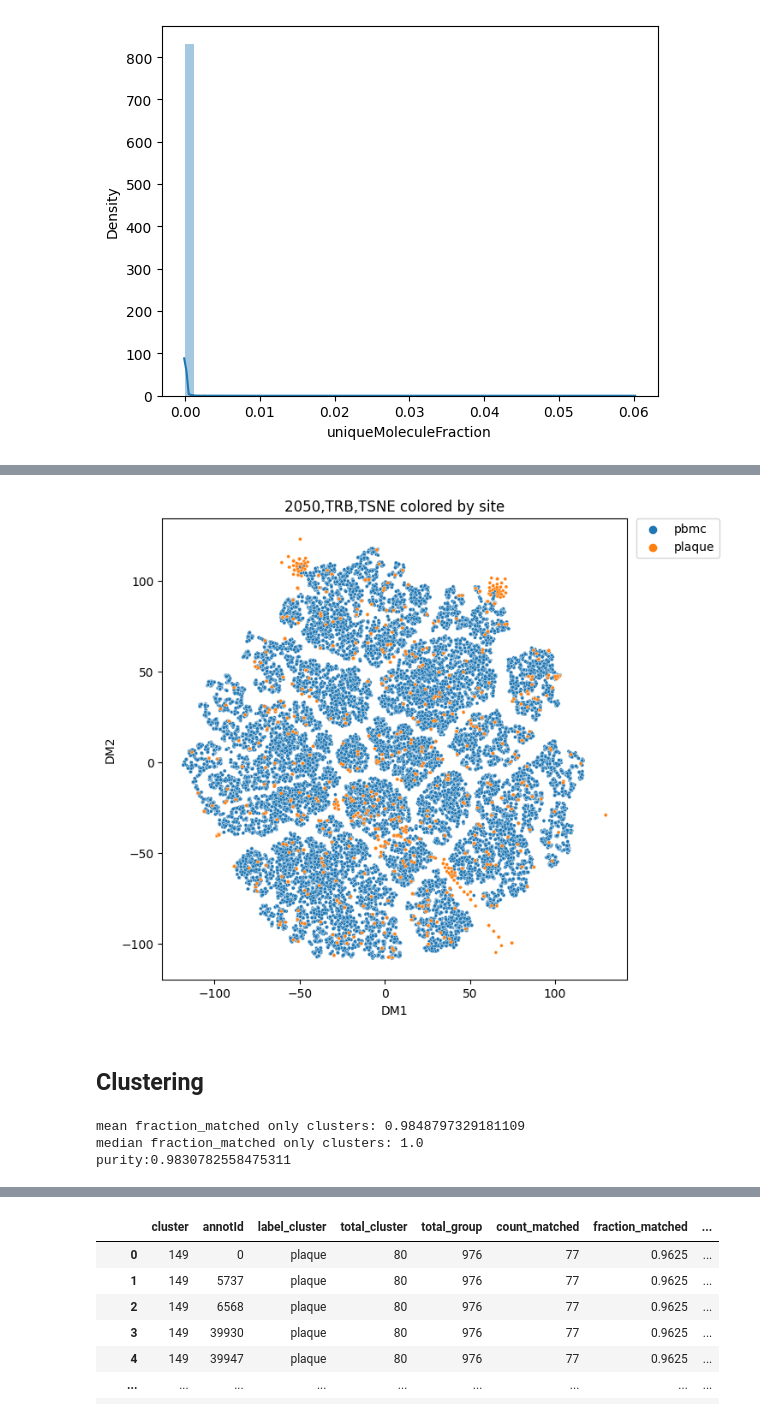
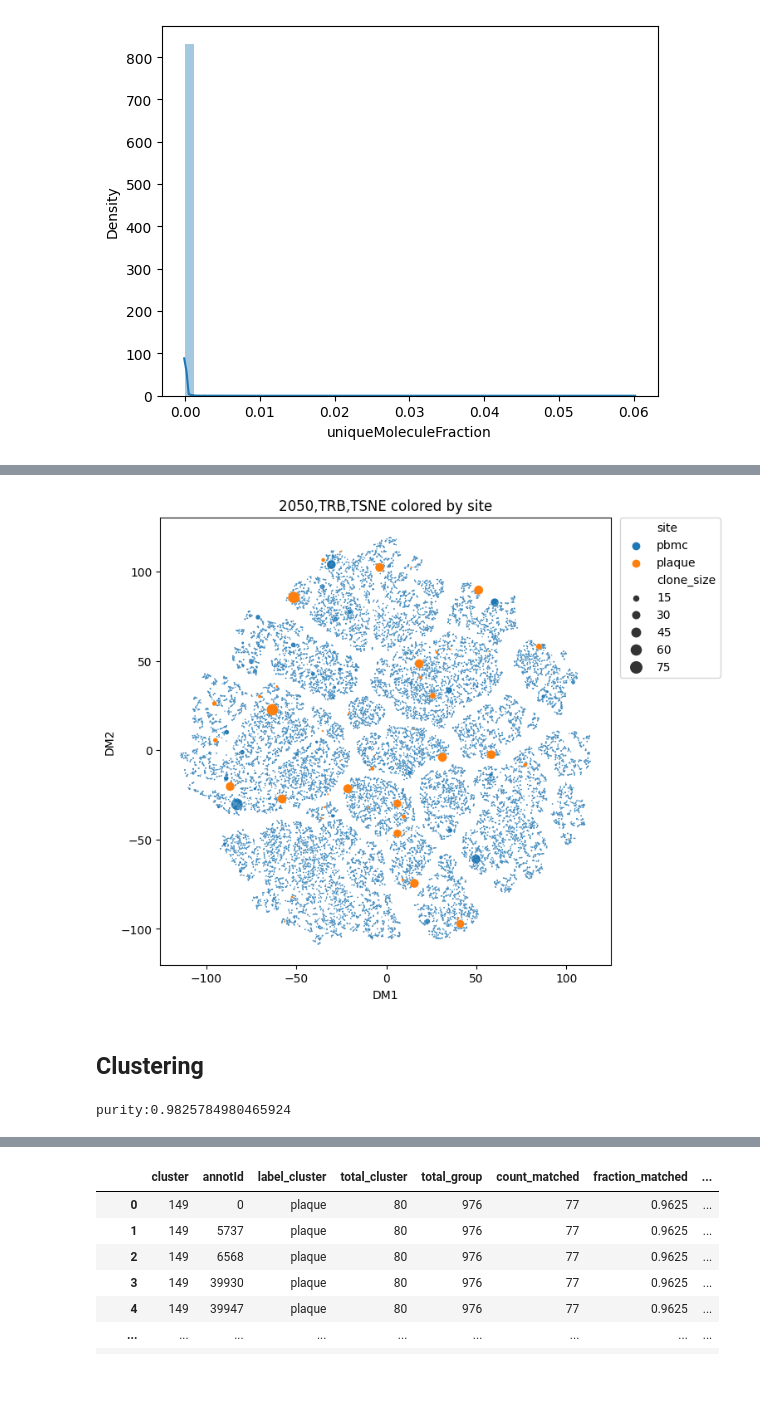
Before and after one commit to yuliajk/tcremp, a Jupyter notebook: tcremb_athero.ipynb, the cells around one changed output, grey strips where cells are left out. Saved outputs shown, nothing was run; the diff lists cells and outputs as text; code cells hidden in the pictures; blank space fills up the shorter version.

```diff
--- a/tcremb_athero.ipynb
+++ b/tcremb_athero.ipynb
@@ -173,5 +77,5 @@ t
 # %%
-tcremb = TCRemb.TCRemb(run_name, data_tt)
+tcremb = TCRemb.TCRemb(run_name, data_tt, 'data_id')
 tcremb.tcremb_clonotypes('TRB')
 #tcremb.tcremb_dists_count('TRB')
 tcremb.tcremb_dists('TRB')
@@ -260,8 +151,8 @@ big_clones_pl
 # %%
 chain = 'TRB'
-ml_utils.tsne_plot(pd.concat([tcremb.tsne[chain],tcremb.annot[chain]],axis=1), 'site', f'2050,{chain},TSNE colored by site', to_size = 'clone_size')
+ml_utils.tsne_plot(pd.concat([tcremb.tsne_clones[chain],tcremb.annot[chain]],axis=1), 'site', f'2050,{chain},TSNE colored by site', to_size = 'clone_size')
 # %% [output]
-[figure, old version]
+[figure, new version]
 # %% [markdown]
 ## Clustering
 # %%
@@ -272,9 +163,7 @@ kmeans = TCRemb.TCRemb_clustering('KMeans')
 model =  KMeans(n_clusters=n_clusters, random_state=random_state)
 kmeans.clstr(chain,tcremb, label,model)
 # %% [output]
-mean fraction_matched only clusters: 0.9848797329181109
-median fraction_matched only clusters: 1.0
-purity:0.9830782558475311
+purity:0.9825784980465924
 # %%
 chain = 'TRB'
 kmeans.clstrs_motif(tcremb, chain, 10)
```
Also changed, not shown: parts of 26 cells of this notebook, 2 other files.
